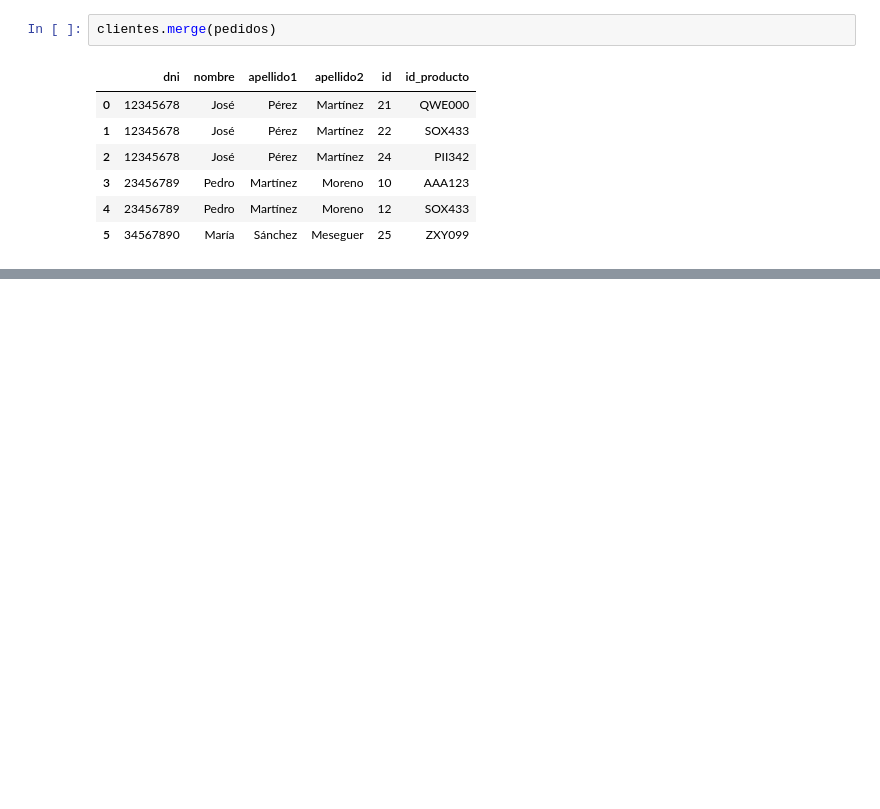
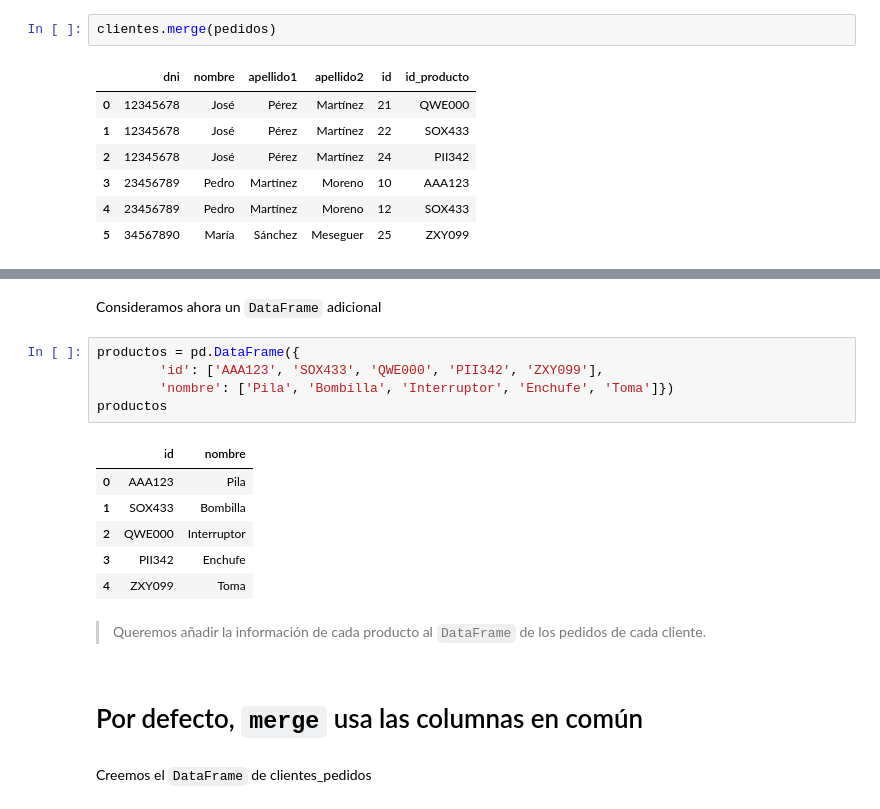
Before and after one commit to mkesslerct/data_science_Python, a Jupyter notebook: transparencias/05-concat_merge/02-merge-slides.ipynb, the cells around one changed output, grey strips where cells are left out. Cells and saved outputs as stored; diff of their text form; blank space fills up the shorter version.

```diff
--- a/transparencias/05-concat_merge/02a-merge-slides.ipynb
+++ b/transparencias/05-concat_merge/02-merge-slides.ipynb
@@ -176,0 +213,20 @@ clientes.merge(pedidos)
+# %% [markdown]
+Consideramos ahora un `DataFrame` adicional
+# %%
+productos = pd.DataFrame({
+        'id': ['AAA123', 'SOX433', 'QWE000', 'PII342', 'ZXY099'],
+        'nombre': ['Pila', 'Bombilla', 'Interruptor', 'Enchufe', 'Toma']})
+productos
+# %% [output]
+|  | id | nombre |
+| 0 | AAA123 | Pila |
+| 1 | SOX433 | Bombilla |
+| 2 | QWE000 | Interruptor |
+| 3 | PII342 | Enchufe |
+| 4 | ZXY099 | Toma |
+# %% [markdown]
+> Queremos añadir la información de cada producto al `DataFrame` de los pedidos de cada cliente.
+# %% [markdown]
+# Por defecto, `merge` usa las columnas en común
+# %% [markdown]
+Creemos el `DataFrame` de clientes_pedidos
```
Also changed, not shown: parts of 39 cells of this notebook, 21 other files.
